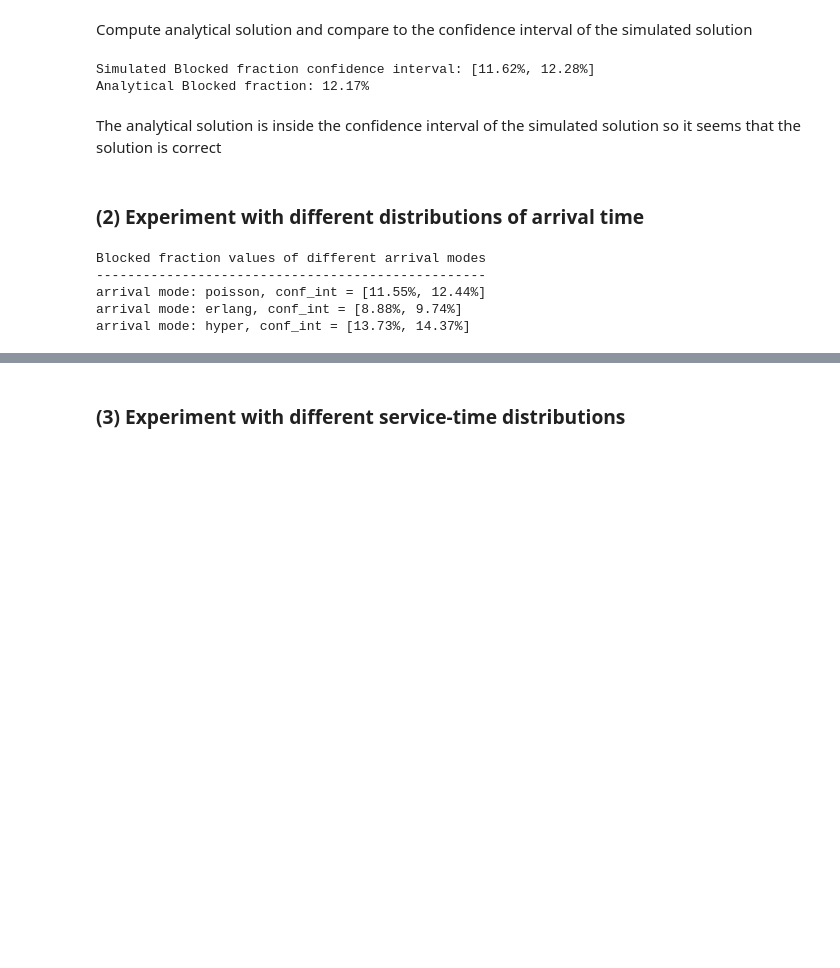
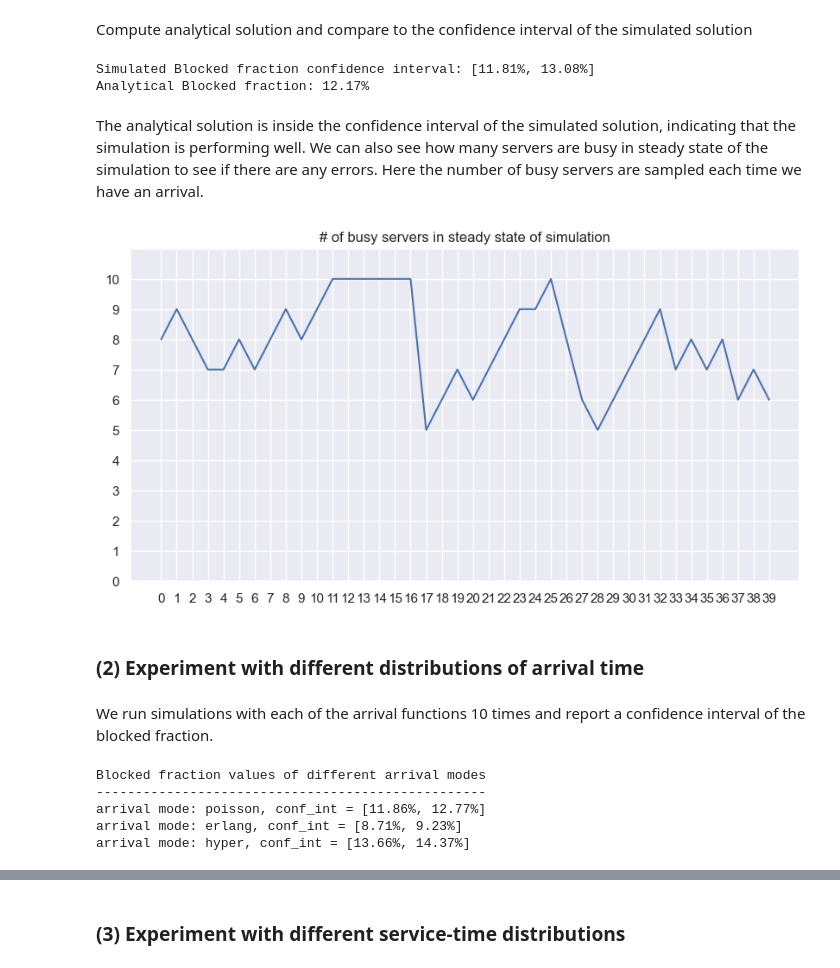
Before and after one commit to SigurdThorlund/02443-stochastic-simulation, a Jupyter notebook: report/exercise_4.ipynb, the cells around one changed output, grey strips where cells are left out. Drawn from its saved outputs; the diff is of its cells as text; code cells hidden in the pictures; blank space fills up the shorter version.

```diff
--- a/report/exercise_4.ipynb
+++ b/report/exercise_4.ipynb
@@ -22,8 +22,9 @@ def simulate_blocking_system(arrival_intensity = 1, mean_service_time = 8, num_s
     m = num_servers
     servers = np.zeros(m)
     blocked = 0 # Counter of number of blocked
+    busy_servers = np.zeros(n, dtype=int)
 
-    for _ in range(n):
+    for i in range(n):
         # Sample time from which this customer arrives
         if arrival_mode == 'poisson':
             t_arrival = stats.expon.rvs(scale=arrival_intensity, size = 1)
@@ -60,10 +61,12 @@ def simulate_blocking_system(arrival_intensity = 1, mean_service_time = 8, num_s
         else:
             blocked += 1
 
+        busy_servers[i] = np.sum(servers > t_system)
+
     # Compute blocked fraction
     blocked_fraction = blocked / n
 
-    return blocked_fraction
+    return blocked_fraction, busy_servers
 
 def rvs_hyperexponential(p = 0.8, lambda_1 = 0.83, lambda_2 = 5.0, size = 1):
     choices = stats.binom.rvs(p = 1 - p, n = 1, size = size)
@@ -119,7 +122,7 @@ Compute analytical solution and compare to the confidence interval of the simula
 simulated_fractions = []
 
 for i in range(10):
-    blocked_fraction = simulate_blocking_system()
+    blocked_fraction, busy_servers = simulate_blocking_system()
     simulated_fractions.append(blocked_fraction)
 
 conf = confidence_interval(simulated_fractions)
@@ -131,12 +134,24 @@ print_conf = conf * 100
 print(f'Simulated Blocked fraction confidence interval: [{print_conf[0]:.2f}%, {print_conf[1]:.2f}%]')
 print(f'Analytical Blocked fraction: {analytical_blocked_fraction * 100:.2f}%')
 # %% [output]
-Simulated Blocked fraction confidence interval: [11.62%, 12.28%]
+Simulated Blocked fraction confidence interval: [11.81%, 13.08%]
 Analytical Blocked fraction: 12.17%
-# %% [markdown]
-The analytical solution is inside the confidence interval of the simulated solution so it seems that the solution is correct
+# %% [markdown]
+The analytical solution is inside the confidence interval of the simulated solution, indicating that the simulation is performing well. We can also see how many servers are busy in steady state of the simulation to see if there are any errors. Here the number of busy servers are sampled each time we have an arrival.
+# %%
+fig, ax = plt.subplots(1, figsize = (10, 5))
+ax.set_xticks(np.arange(0, 40))
+ax.set_yticks(np.arange(0, 11))
+ax.set_ylim(0, 11)
+ax.plot(busy_servers[1000:1040])
+ax.set_title(f'# of busy servers in steady state of simulation')
+plt.show()
+# %% [output]
+[figure, added]
 # %% [markdown]
 <h3>(2) Experiment with different distributions of arrival time</h3>
+# %% [markdown]
+We run simulations with each of the arrival functions 10 times and report a confidence interval of the blocked fraction.
 # %%
 def experiment_arrival_time_distributions():
     arrival_modes = ['poisson', 'erlang', 'hyper']
@@ -150,7 +165,7 @@ def experiment_arrival_time_distributions():
         block_sims = np.zeros(rounds)
 
         for r in range(rounds):
-            block_sims[r] = simulate_blocking_system(arrival_mode=mode)
+            block_sims[r], _ = simulate_blocking_system(arrival_mode=mode)
 
         conf_int = confidence_interval(block_sims, alpha = 0.05)
         print_conf_int = conf_int * 100
@@ -161,6 +176,6 @@ experiment_arrival_time_distributions()
 # %% [output]
 Blocked fraction values of different arrival modes
 --------------------------------------------------
-arrival mode: poisson, conf_int = [11.55%, 12.44%]
-arrival mode: erlang, conf_int = [8.88%, 9.74%]
-arrival mode: hyper, conf_int = [13.73%, 14.37%]
+arrival mode: poisson, conf_int = [11.86%, 12.77%]
+arrival mode: erlang, conf_int = [8.71%, 9.23%]
+arrival mode: hyper, conf_int = [13.66%, 14.37%]
```
Also changed, not shown: parts of 9 cells of this notebook, 1 other file.
